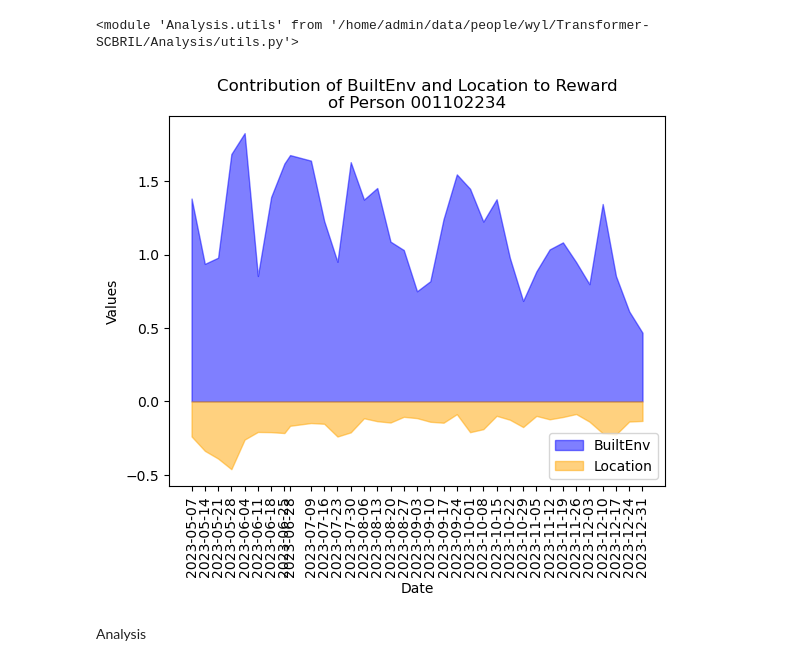
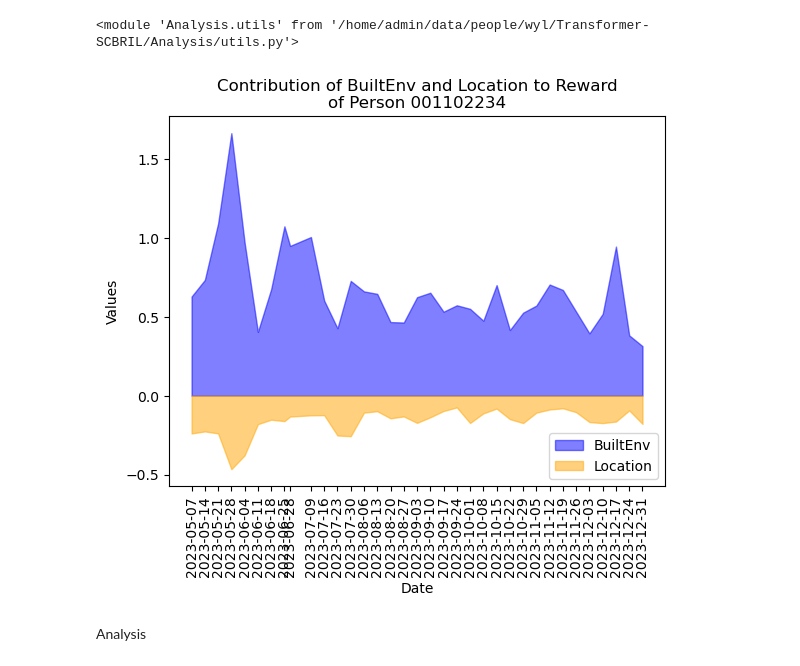
Before and after one commit to Cover-WU/UrbanCog-IRL, a Jupyter notebook: Analysis/Explain.ipynb, the cells around one changed output. Saved outputs shown, nothing was run; the diff lists cells and outputs as text; code cells hidden in the pictures.

```diff
--- a/Analysis/Explain.ipynb
+++ b/Analysis/Explain.ipynb
@@ -142,11 +142,19 @@ def drawSHAPBuiltPositionSimple(who: int):
     shap_res_one = processShapRes(who)
     date_list = list(shap_res_one.keys())
     date_list.sort()
+    varchr = 'LU_Business,LU_Green,LU_Industry,LU_Public,LU_Residence,subway,density,intersections,road_density,rent'
+    varname_BE = varchr.split(',')
+    groupmap = {
+            'BuiltAttr': varname_BE,
+            'Location': ['Location']
+        }
     date_shap_add = {}
     date_weight = {}
     for date, shap_res_tuple in shap_res_one.items():
         shap_res_df, freq_weight, _ = shap_res_tuple
-        date_shap_add[date] = shap_res_df
+        shap_grouped_by_classes = pack4shap.grouped_shap(shap_vals=shap_res_df.values, features=shap_res_df.columns, groups=groupmap)
+
+        date_shap_add[date] = shap_grouped_by_classes
         date_weight[date] = freq_weight
 
     be_contrib = []
@@ -159,34 +167,34 @@ def drawSHAPBuiltPositionSimple(who: int):
         pe_elem = np.average(np.abs(shap_slice['Location'].to_numpy()), weights=weights)
         pe_contrib.append(pe_elem)
     x = [intDate2TimeX(dt) for dt in date_list]
 
     # 创建图形和轴
     fig, ax = plt.subplots()
     y1 = np.array(be_contrib)
     y2 = np.array(pe_contrib)
     # 绘制堆叠区域
     ax.fill_between(x, y1, color='b', alpha=0.5, label='BuiltEnv')  # 蓝色区域, 代表建成环境的贡献, 位于坐标轴上
     ax.fill_between(x, -y2, color='orange', alpha=0.5, label='Location')  # 橙色区域，代表位置的贡献, 位于坐标轴下
 
     # 设置图例
     ax.legend(loc='lower right')
 
     # 设置图表标题和坐标轴标签
     ax.set_title('Contribution of BuiltEnv and Location to Reward\nof Person {who:09d}'.format(who=who))
     ax.set_xlabel('Date')
     ax.set_ylabel('Values')
 
     # 将横坐标的标签设置为日期datelist
     ax.set_xticks(x)
     ax.set_xticklabels([intDate2Date(dt).strftime('%Y-%m-%d') for dt in date_list], rotation=90)
 
     plt.savefig('./product/visualization/person_{who:09d}_interp.png'.format(who=who))
     plt.show()
 
 shap_vis = [drawSHAPBuiltPositionSimple(int(who)) for who in who_list]
 # drawSHAPBuiltPosition(1102234)
 # %% [output]
-[figure, old version]
+[figure, new version]
 # %%
 def drawSHAPBuiltPosition(who: int):
     shap_res_one = processShapRes(who)
```
Also changed, not shown: 3 other files.
